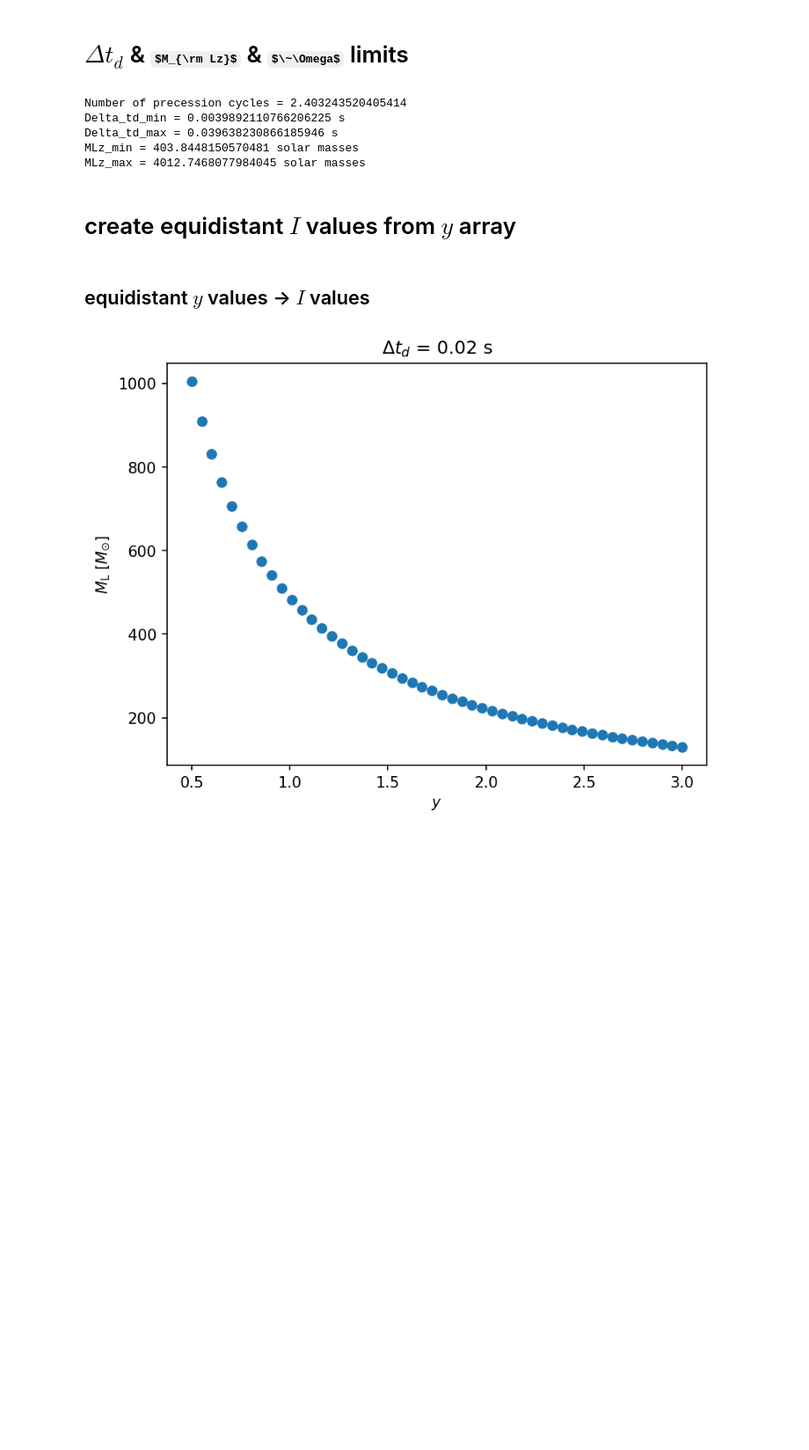
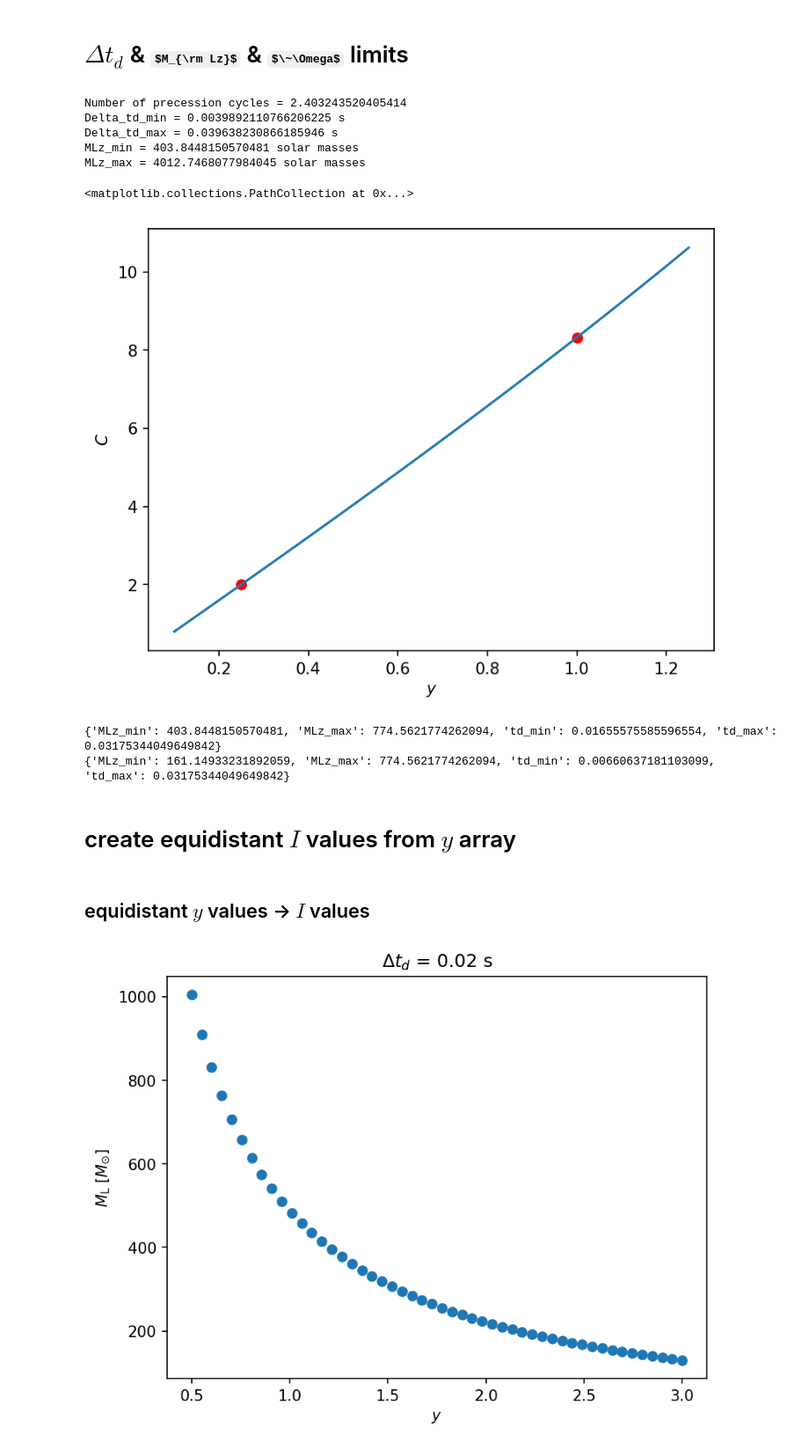
Before and after one commit to fairytien/lensing_and_precession, a Jupyter notebook: notebooks/mismatch_RP_L-ver1.ipynb, the cells around one changed output. Shown at 88% size. Drawn from its saved outputs; the diff is of its cells as text; code cells hidden in the pictures; some formulas as TeX source; blank space fills up the shorter version.

Commit message:
Update testing for geometric optics limit; Test null sky location

```diff
--- a/notebooks/mismatch_RP_L-ver1.ipynb
+++ b/notebooks/mismatch_RP_L-ver1.ipynb
@@ -444,3 +462,15 @@ Delta_td_min = 0.0039892110766206225 s
 Delta_td_max = 0.039638230866185946 s
 MLz_min = 403.8448150570481 solar masses
 MLz_max = 4012.7468077984045 solar masses
+# %%
+# C below is in equation 16b of Ali et al. 2023
+y_arr = np.linspace(0.1, 1.25, 100)
+C_arr = 0.02 / (get_MLz_from_td(0.02, y_arr) * solar_mass)
+plt.plot(y_arr, C_arr)
+plt.xlabel(r"$y$")
+plt.ylabel(r"$C$")
+plt.scatter(1, 0.02 / (get_MLz_from_td(0.02, 1) * solar_mass), color="red")
+plt.scatter(0.25, 0.02 / (get_MLz_from_td(0.02, 0.25) * solar_mass), color="red")
+# %% [output]
+<matplotlib.collections.PathCollection at 0x...>
+[figure, added]
@@ -447,3 +488,19 @@ MLz_max = 4012.7468077984045 solar masses
+# %%
+# 07-07-2024: update limit for geometric optics
+
+mcz = 20
+lens_params_1["mcz"] = RP_params_1["mcz"] = mcz * solar_mass
+lens_params, RP_params = set_to_params(lens_params_1, RP_params_1)
+
+# Find td limits and assign parameters
+RP_params["omega_tilde"] = 3.0
+limits = get_lens_limits_for_RP_L(RP_params, y=1)
+print(limits)
+limits = get_lens_limits_for_RP_L(RP_params, lower=0.5, y=1)
+print(limits)
+# %% [output]
+{'MLz_min': 403.8448150570481, 'MLz_max': 774.5621774262094, 'td_min': 0.01655575585596554, 'td_max': 0.03175344049649842}
+{'MLz_min': 161.14933231892059, 'MLz_max': 774.5621774262094, 'td_min': 0.00660637181103099, 'td_max': 0.03175344049649842}
 # %% [markdown]
 # create equidistant $I$ values from $y$ array
 # %% [markdown]
```
Also changed, not shown: parts of 6 cells of this notebook.
